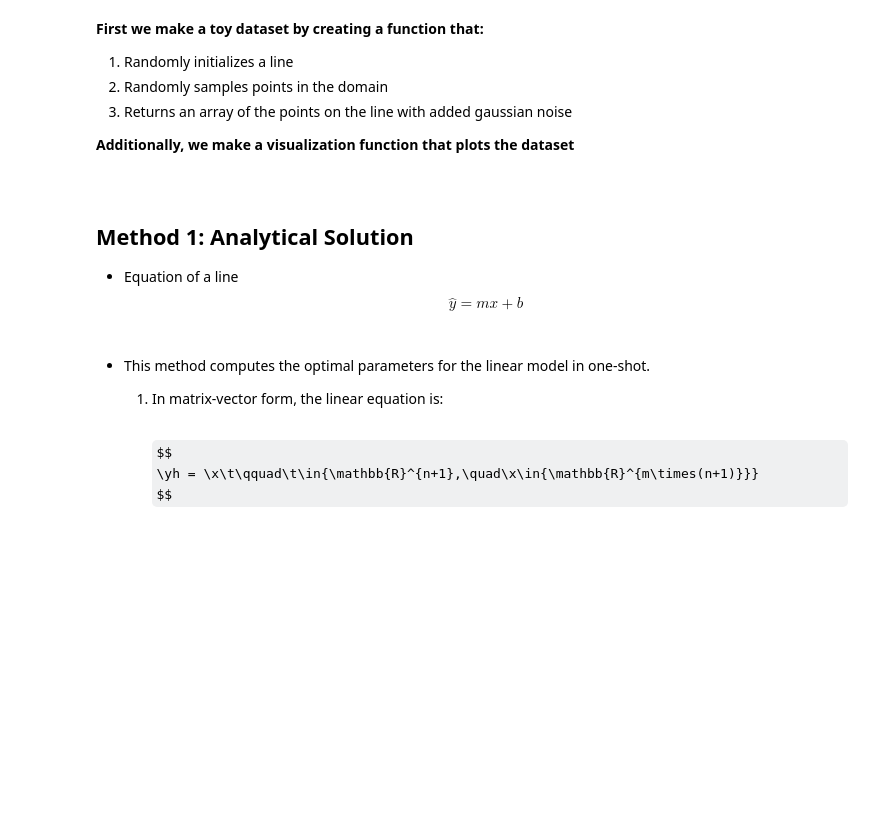
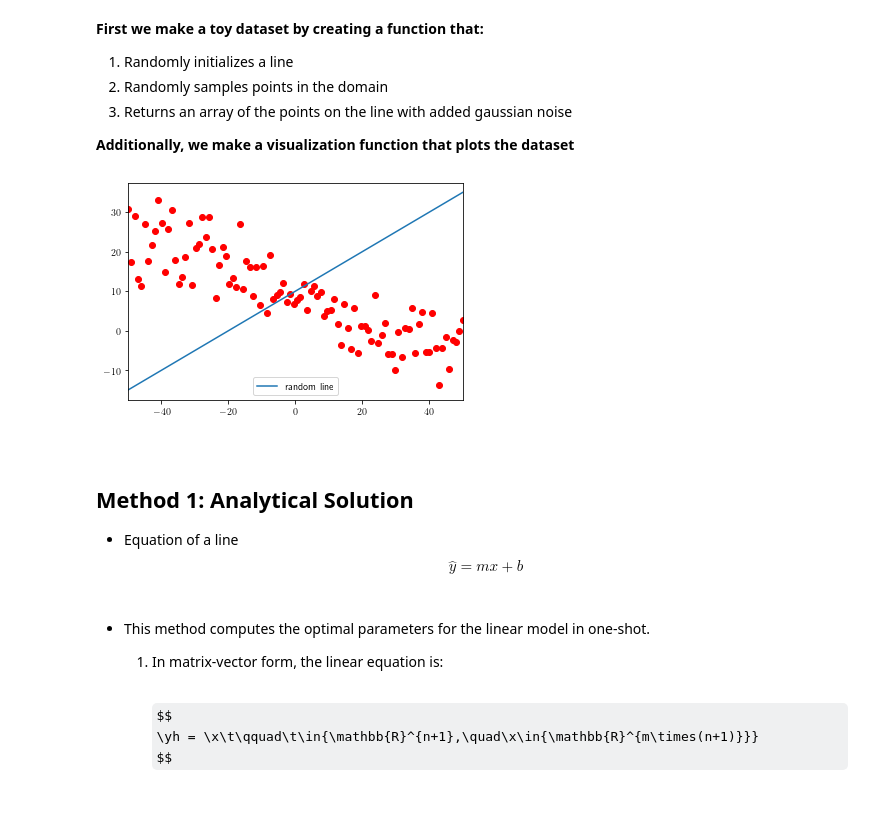
Before and after one commit to jbial/ml-tutorials, a Jupyter notebook: linear_regression/linreg_tutorial.ipynb, the cells around one changed output. Drawn from its saved outputs; the diff is of its cells as text; code cells hidden in the pictures; some formulas as TeX source; blank space fills up the shorter version.

```diff
--- a/linear_regression/linreg_tutorial.ipynb
+++ b/linear_regression/linreg_tutorial.ipynb
@@ -23,13 +34,15 @@ def generate_data(size, mean=10.0, std=5.0):
     """Returns a toy linear dataset (x,y)
     """
     # randomly initialize a line
-
+    m, b = np.random.randn(2)
 
     # Generate arrays to be sampled from
-
+    x = np.linspace(-size // 2, size // 2, size)
+    y = m * x + b
 
     # Add noise to the y output
-
+    noise = np.random.normal(mean, std, size=size)
+    sampled_y = y + noise
 
     return x, sampled_y
 
@@ -43,9 +56,11 @@ def show_dataset(x, y, lines=[]):
     plt.legend()
     plt.show()
 # %%
-xdata, ydata = generate_data(100, std=10)
-lines = [(0.5*x+10, 'random line')]
+xdata, ydata = generate_data(100, std=5)
+lines = [(0.5*xdata+10, 'random line')]
 show_dataset(xdata, ydata, lines)
+# %% [output]
+[figure, added]
 # %% [markdown]
 $\newcommand{\x}{X}$
 $\newcommand{\L}{\mathcal{L}}$
```
Also changed, not shown: parts of 6 cells of this notebook.
